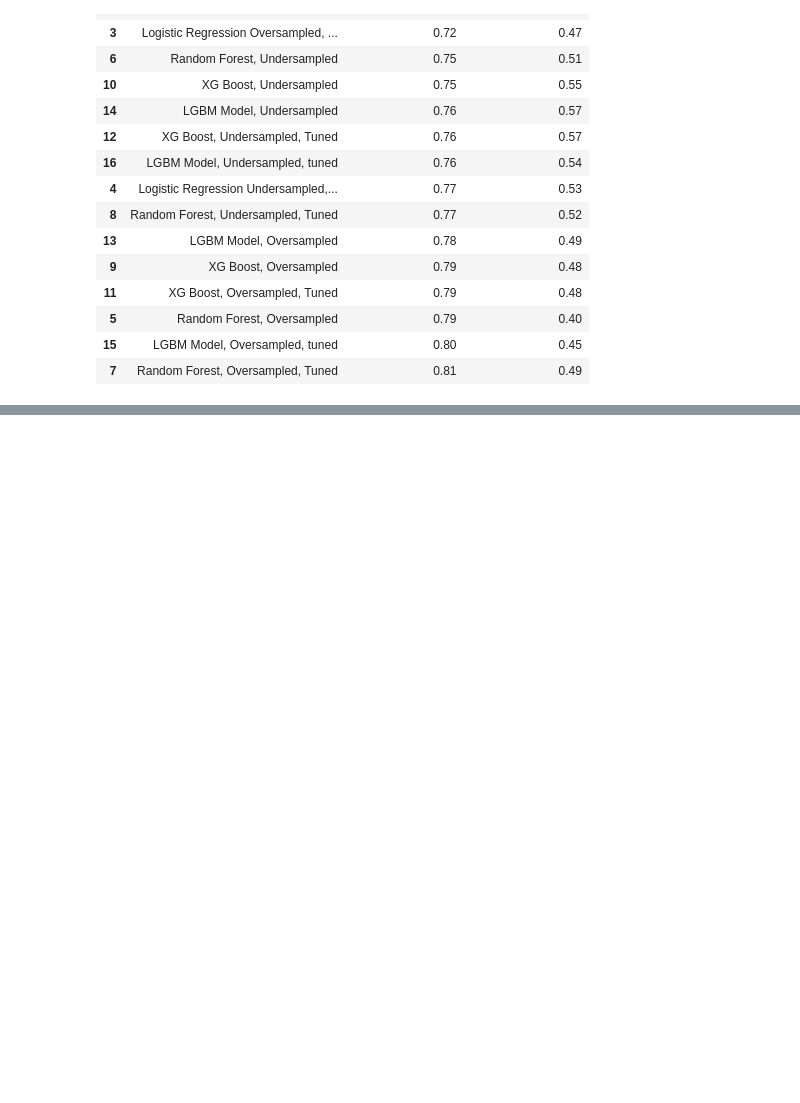
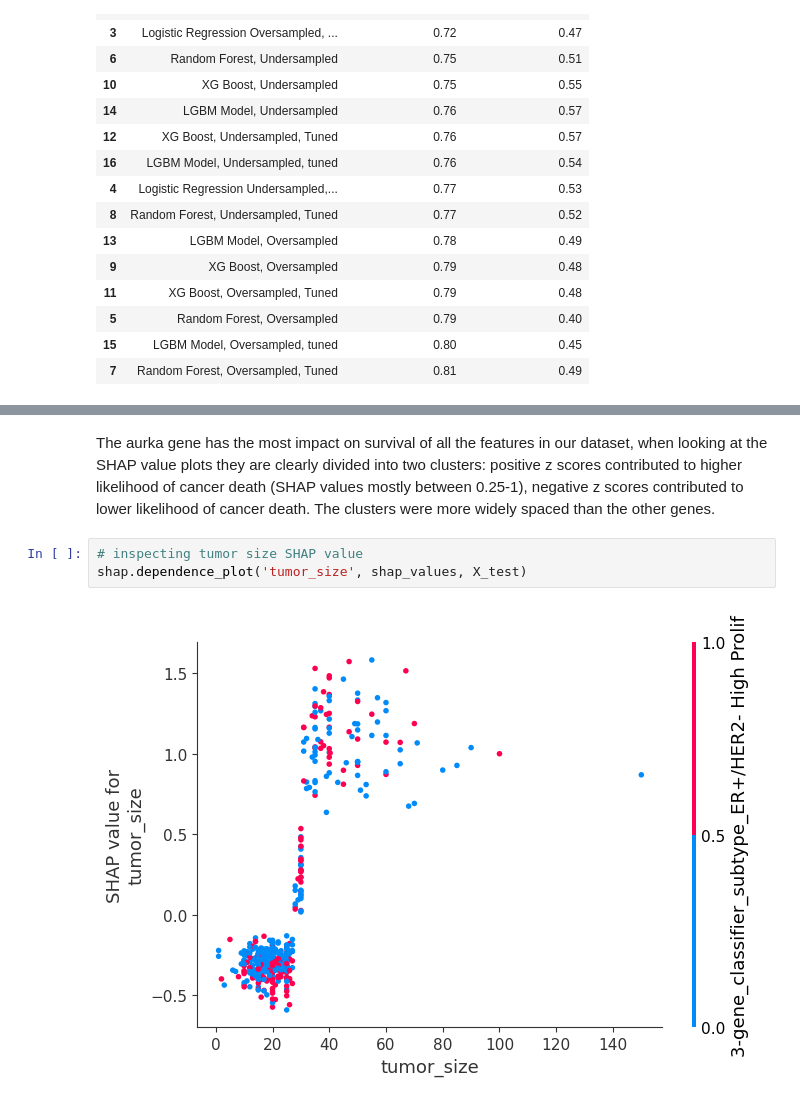
Before and after one commit to aerbsen/Springboard, a Jupyter notebook: Capstone Project 2/capstone2_modeling.ipynb, the cells around one changed output, grey strips where cells are left out. Drawn from its saved outputs; the diff is of its cells as text; blank space fills up the shorter version.

```diff
--- a/Capstone Project 2/capstone2_modeling.ipynb
+++ b/Capstone Project 2/capstone2_modeling.ipynb
@@ -1351,0 +1529,7 @@ When looking at all of the scoring data (classification reports & confusion matr
+# %% [markdown]
+The aurka gene has the most impact on survival of all the features in our dataset, when looking at the SHAP value plots they are clearly divided into two clusters: positive z scores contributed to higher likelihood of cancer death (SHAP values mostly between 0.25-1), negative z scores contributed to lower likelihood of cancer death. The clusters were more widely spaced than the other genes.
+# %%
+# inspecting tumor size SHAP value
+shap.dependence_plot('tumor_size', shap_values, X_test)
+# %% [output]
+[figure, added]
```
Also changed, not shown: parts of 82 cells of this notebook.
